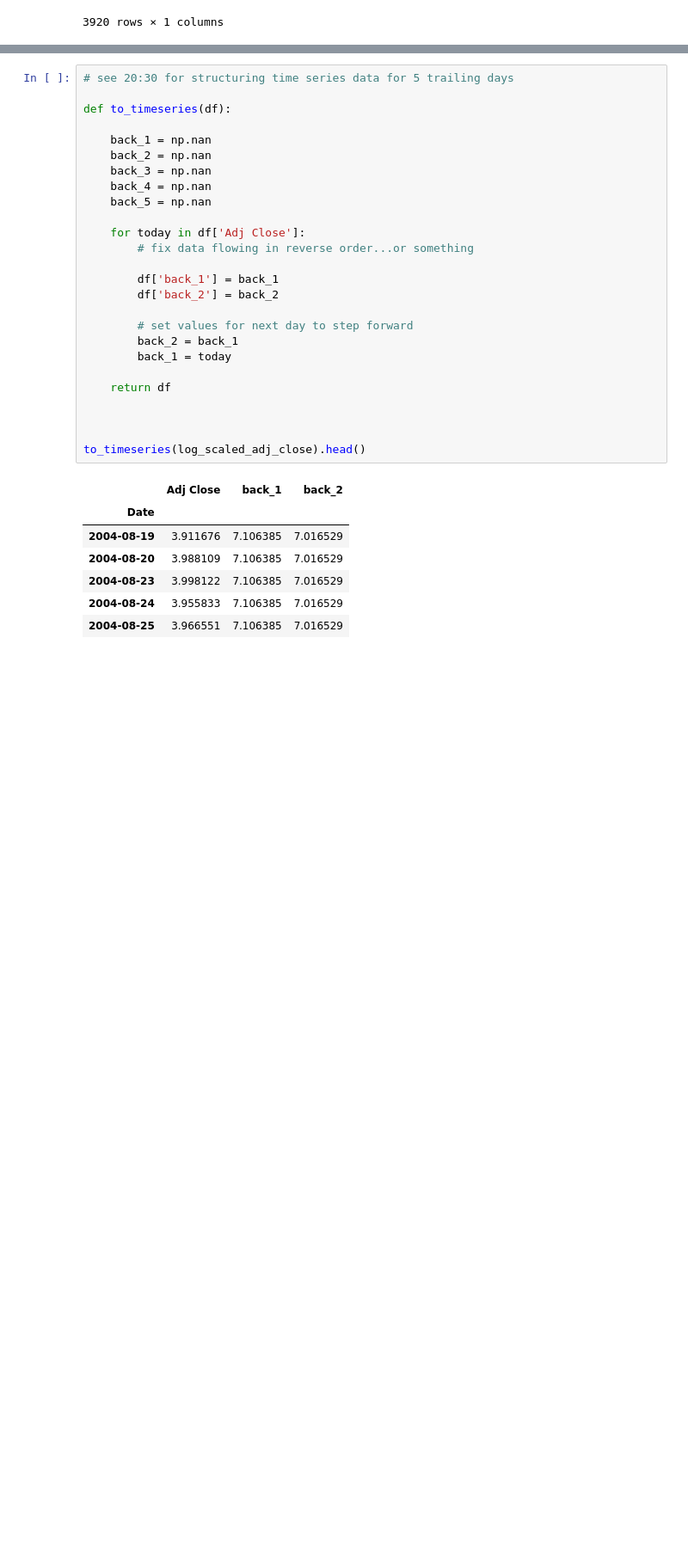
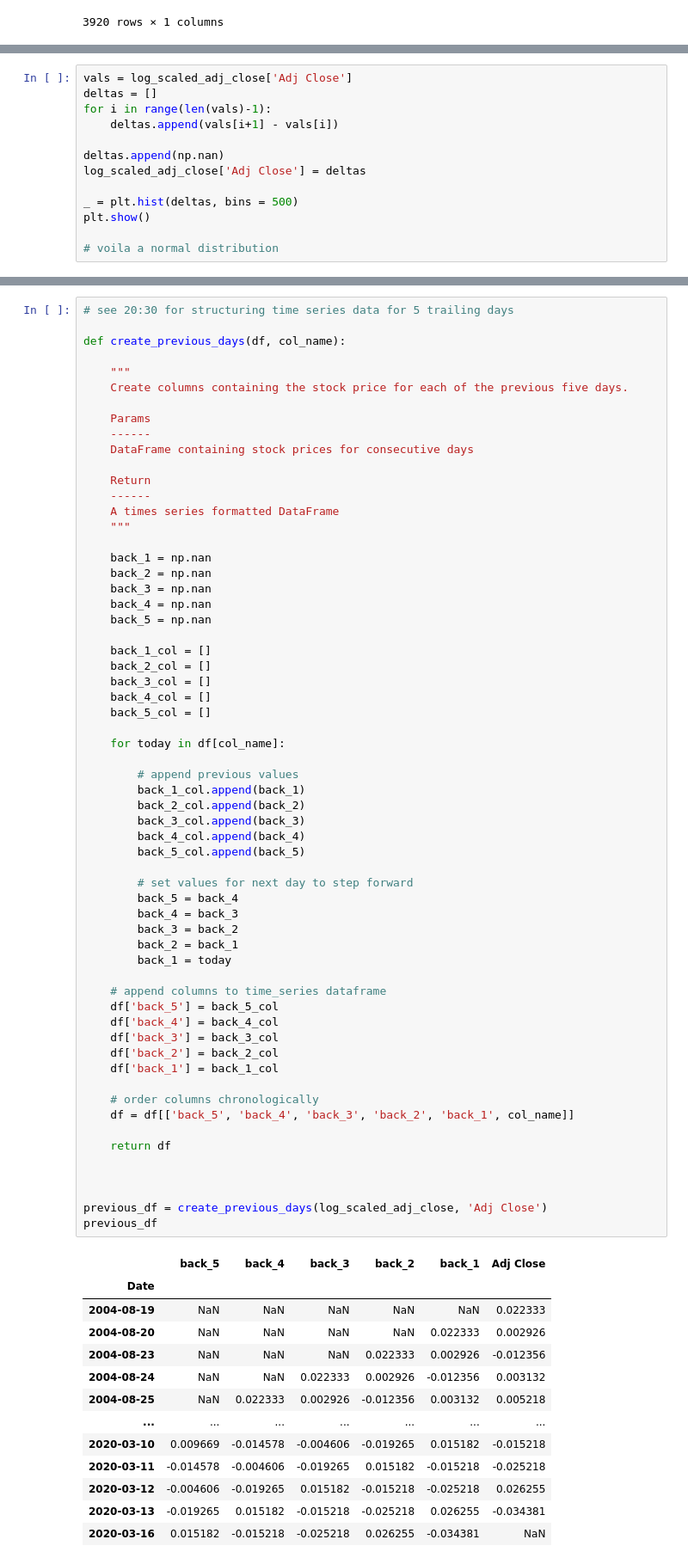
Before and after one commit to AHalarewicz/TimeSeriesAnalysis, a Jupyter notebook: notebooks/data_wrangling.ipynb, the cells around one changed output, grey strips where cells are left out. Shown at 86% size. Drawn from its saved outputs; the diff is of its cells as text; blank space fills up the shorter version.

Commit message:
log scaled change in time series format

```diff
--- a/notebooks/data_wrangling.ipynb
+++ b/notebooks/data_wrangling.ipynb
@@ -63,0 +75,13 @@ plt.show()
+# %%
+vals = log_scaled_adj_close['Adj Close']
+deltas = []
+for i in range(len(vals)-1):
+    deltas.append(vals[i+1] - vals[i])
+
+deltas.append(np.nan)
+log_scaled_adj_close['Adj Close'] = deltas
+
+_ = plt.hist(deltas, bins = 500)
+plt.show()
+
+# voila a normal distribution
@@ -64,34 +90,75 @@ plt.show()
 # %%
 # see 20:30 for structuring time series data for 5 trailing days
 
-def to_timeseries(df):
+def create_previous_days(df, col_name):
+
+    """
+    Create columns containing the stock price for each of the previous five days.
+
+    Params
+    ------
+    DataFrame containing stock prices for consecutive days
+
+    Return
+    ------
+    A times series formatted DataFrame
+    """
 
     back_1 = np.nan
     back_2 = np.nan
     back_3 = np.nan
     back_4 = np.nan
     back_5 = np.nan
 
-    for today in df['Adj Close']:
-        # fix data flowing in reverse order...or something
+    back_1_col = []
+    back_2_col = []
+    back_3_col = []
+    back_4_col = []
+    back_5_col = []
 
-        df['back_1'] = back_1
-        df['back_2'] = back_2
+    for today in df[col_name]:
+
+        # append previous values
+        back_1_col.append(back_1)
+        back_2_col.append(back_2)
+        back_3_col.append(back_3)
+        back_4_col.append(back_4)
+        back_5_col.append(back_5)
 
         # set values for next day to step forward
+        back_5 = back_4
+        back_4 = back_3
+        back_3 = back_2
         back_2 = back_1
         back_1 = today
+
+    # append columns to time_series dataframe
+    df['back_5'] = back_5_col
+    df['back_4'] = back_4_col
+    df['back_3'] = back_3_col
+    df['back_2'] = back_2_col
+    df['back_1'] = back_1_col
+
+    # order columns chronologically
+    df = df[['back_5', 'back_4', 'back_3', 'back_2', 'back_1', col_name]]
 
     return df
 
 
 
-to_timeseries(log_scaled_adj_close).head()
+previous_df = create_previous_days(log_scaled_adj_close, 'Adj Close')
+previous_df
 # %% [output]
-|  | Adj Close | back_1 | back_2 |
-| Date |  |  |  |
-| 2004-08-19 | 3.911676 | 7.106385 | 7.016529 |
-| 2004-08-20 | 3.988109 | 7.106385 | 7.016529 |
-| 2004-08-23 | 3.998122 | 7.106385 | 7.016529 |
-| 2004-08-24 | 3.955833 | 7.106385 | 7.016529 |
-| 2004-08-25 | 3.966551 | 7.106385 | 7.016529 |
+|  | back_5 | back_4 | back_3 | back_2 | back_1 | Adj Close |
+| Date |  |  |  |  |  |  |
+| 2004-08-19 | NaN | NaN | NaN | NaN | NaN | 0.022333 |
+| 2004-08-20 | NaN | NaN | NaN | NaN | 0.022333 | 0.002926 |
+| 2004-08-23 | NaN | NaN | NaN | 0.022333 | 0.002926 | -0.012356 |
+| 2004-08-24 | NaN | NaN | 0.022333 | 0.002926 | -0.012356 | 0.003132 |
+| 2004-08-25 | NaN | 0.022333 | 0.002926 | -0.012356 | 0.003132 | 0.005218 |
+| ... | ... | ... | ... | ... | ... | ... |
+| 2020-03-10 | 0.009669 | -0.014578 | -0.004606 | -0.019265 | 0.015182 | -0.015218 |
+| 2020-03-11 | -0.014578 | -0.004606 | -0.019265 | 0.015182 | -0.015218 | -0.025218 |
+| 2020-03-12 | -0.004606 | -0.019265 | 0.015182 | -0.015218 | -0.025218 | 0.026255 |
+| 2020-03-13 | -0.019265 | 0.015182 | -0.015218 | -0.025218 | 0.026255 | -0.034381 |
+| 2020-03-16 | 0.015182 | -0.015218 | -0.025218 | 0.026255 | -0.034381 | NaN |
```
Also changed, not shown: parts of 6 cells of this notebook.
